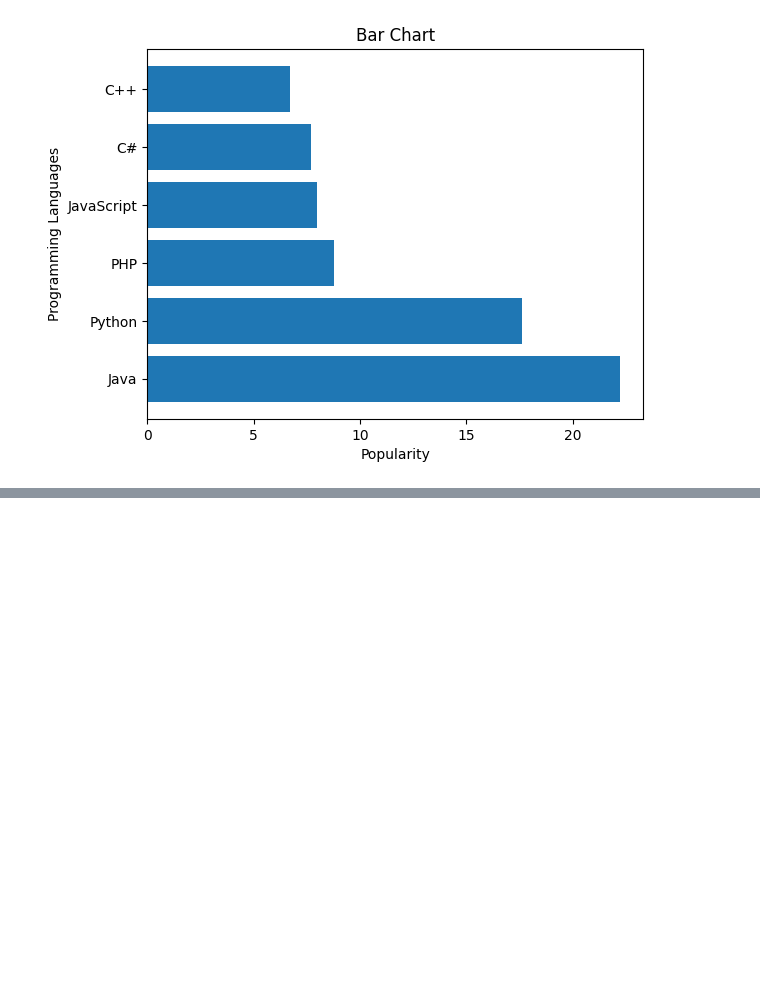
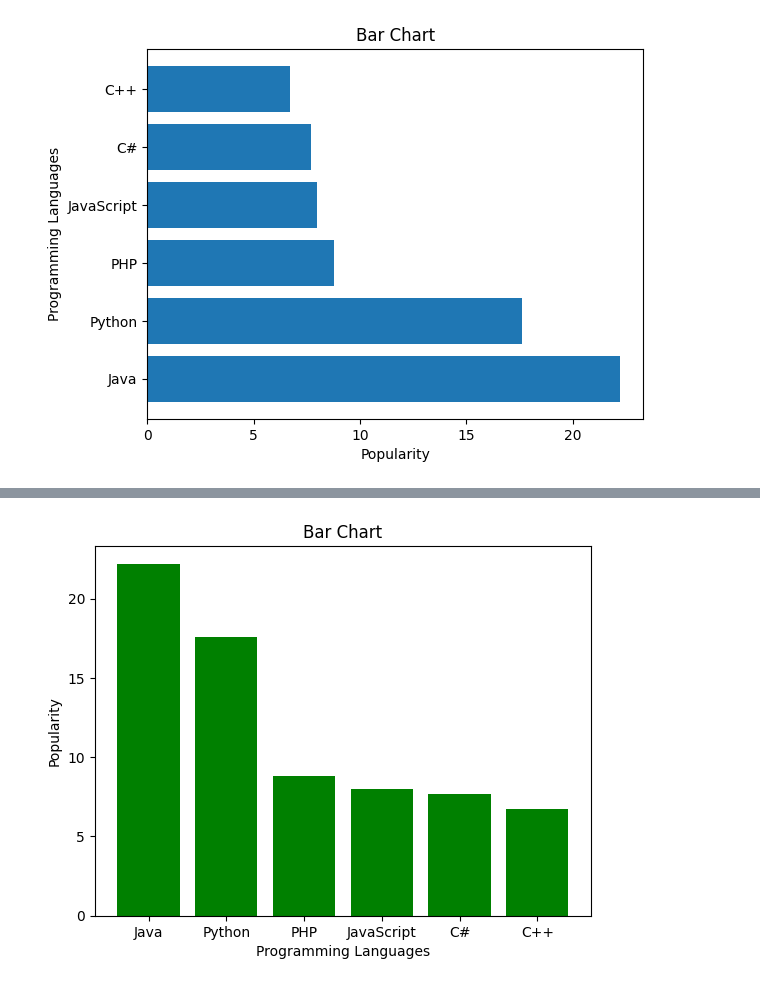
Before and after one commit to Deven5656/Python_Libraries, a Jupyter notebook: Matplotlib_Barchart/bar.ipynb, the cells around one changed output, grey strips where cells are left out. Drawn from its saved outputs; the diff is of its cells as text; code cells hidden in the pictures; blank space fills up the shorter version.

Commit message:
[Deven] Add : Python programming to display a bar chart of the popularity of programming Languages. Use uniform color.

```diff
--- a/Matplotlib_Barchart/bar.ipynb
+++ b/Matplotlib_Barchart/bar.ipynb
@@ -56,0 +62,17 @@ if __name__ == "__main__":
+# %%
+def main():
+    x_points = ['Java', 'Python', 'PHP', 'JavaScript', 'C#', 'C++']
+    y_points = [22.2, 17.6, 8.8, 8, 7.7, 6.7]
+
+    plt.title('Bar Chart')
+    plt.xlabel("Programming Languages")
+    plt.ylabel("Popularity")
+
+    plt.bar(x_points,y_points,color='green')
+
+    plt.show()
+
+if __name__ == "__main__":
+    main()
+# %% [output]
+[figure, added]
```
Also changed, not shown: parts of 1 cell of this notebook.
